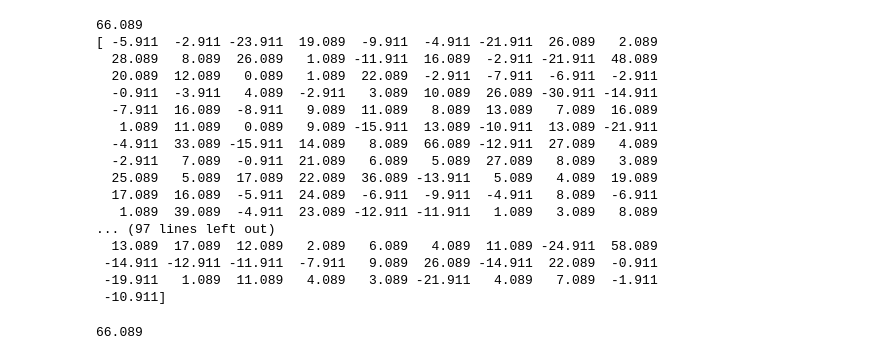
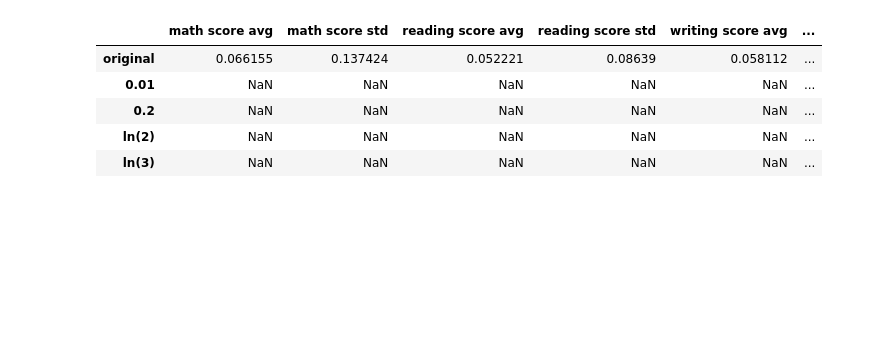
Before and after one commit to therealAlex23/Privacy-Preserving-Data-Publishing-Models, a Jupyter notebook: Exercise2.ipynb, the cells around one changed output. Cells and saved outputs as stored; diff of their text form; code cells hidden in the pictures; blank space fills up the shorter version.

```diff
--- a/Exercise2.ipynb
+++ b/Exercise2.ipynb
@@ -64,21 +44,47 @@ def calculate_sensitivity_average(dataset, name_column):
-# %%
-avgSensitivity(dataset,"math score")
-# %% [output]
-66.089
-[ -5.911  -2.911 -23.911  19.089  -9.911  -4.911 -21.911  26.089   2.089
-  28.089   8.089  26.089   1.089 -11.911  16.089  -2.911 -21.911  48.089
-  20.089  12.089   0.089   1.089  22.089  -2.911  -7.911  -6.911  -2.911
-  -0.911  -3.911   4.089  -2.911   3.089  10.089  26.089 -30.911 -14.911
-  -7.911  16.089  -8.911   9.089  11.089   8.089  13.089   7.089  16.089
-   1.089  11.089   0.089   9.089 -15.911  13.089 -10.911  13.089 -21.911
-  -4.911  33.089 -15.911  14.089   8.089  66.089 -12.911  27.089   4.089
-  -2.911   7.089  -0.911  21.089   6.089   5.089  27.089   8.089   3.089
-  25.089   5.089  17.089  22.089  36.089 -13.911   5.089   4.089  19.089
-  17.089  16.089  -5.911  24.089  -6.911  -9.911  -4.911   8.089  -6.911
-   1.089  39.089  -4.911  23.089 -12.911 -11.911   1.089   3.089   8.089
-... (97 lines left out)
-  13.089  17.089  12.089   2.089   6.089   4.089  11.089 -24.911  58.089
- -14.911 -12.911 -11.911  -7.911   9.089  26.089 -14.911  22.089  -0.911
- -19.911   1.089  11.089   4.089   3.089 -21.911   4.089   7.089  -1.911
- -10.911]
-66.089
+# %%
+def stdSensitivity(attribute):
+    genAvg = np.std(attribute)
+    dataArr = np.array(attribute)
+
+    stds = []
+    for i in range(len(dataArr)):
+        newStd = np.std(np.delete(dataArr,i))
+        stds.append(newStd)
+
+    firstFlag = 0
+    for avg in stds:
+        if firstFlag == 0:
+            maxDiff = abs(genAvg - avg)
+            firstFlag = 1
+        else:
+            maxi = abs(genAvg - avg)
+            if maxi > maxDiff:
+                maxDiff = maxi
+    return maxDiff
+# %%
+maxDiffMathScoreAvg = avgSensitivity(dataset["math score"])
+maxDiffMathScoreStd = stdSensitivity(dataset["math score"])
+
+maxDiffReadScoreAvg = avgSensitivity(dataset["reading score"])
+maxDiffReadScoreStd = stdSensitivity(dataset["reading score"])
+
+maxDiffWriteScoreAvg = avgSensitivity(dataset["writing score"])
+maxDiffWriteScoreStd = stdSensitivity(dataset["writing score"])
+
+originalDiff = [maxDiffMathScoreAvg,maxDiffMathScoreStd,
+                maxDiffReadScoreAvg,maxDiffReadScoreStd,
+                maxDiffWriteScoreAvg, maxDiffWriteScoreStd]
+
+sensitivityData = pd.DataFrame(index = ["original","0.01","0.2","ln(2)","ln(3)"],
+                                columns = ["math score avg","math score std", "reading score avg","reading score std","writing score avg","writing score std"])
+
+sensitivityData.loc["original"] = originalDiff
+
+sensitivityData
+# %% [output]
+|  | math score avg | math score std | reading score avg | reading score std | writing score avg | ... |
+| original | 0.066155 | 0.137424 | 0.052221 | 0.08639 | 0.058112 | ... |
+| 0.01 | NaN | NaN | NaN | NaN | NaN | ... |
+| 0.2 | NaN | NaN | NaN | NaN | NaN | ... |
+| ln(2) | NaN | NaN | NaN | NaN | NaN | ... |
+| ln(3) | NaN | NaN | NaN | NaN | NaN | ... |
```
Also changed, not shown: parts of 14 cells of this notebook, 2 other files.
